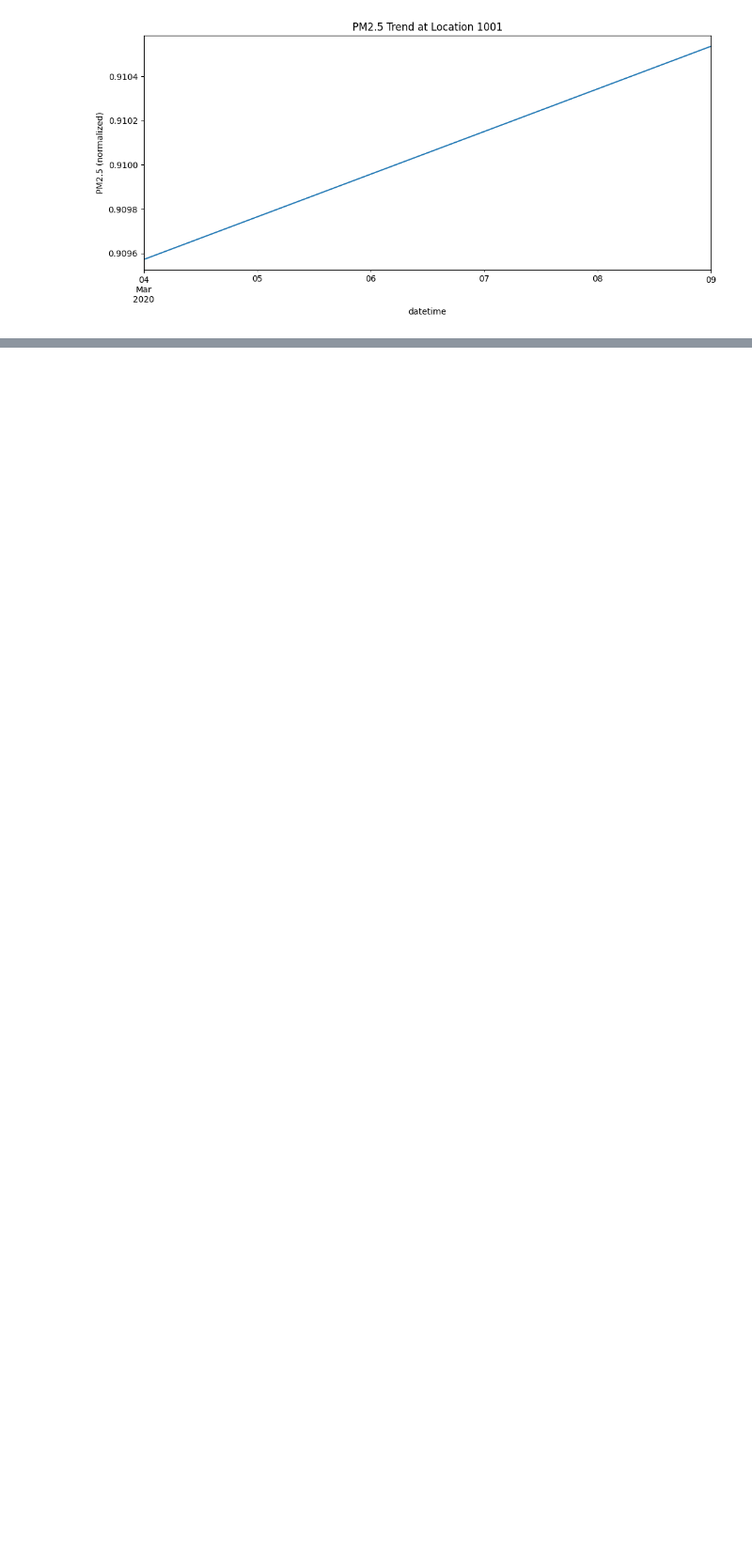
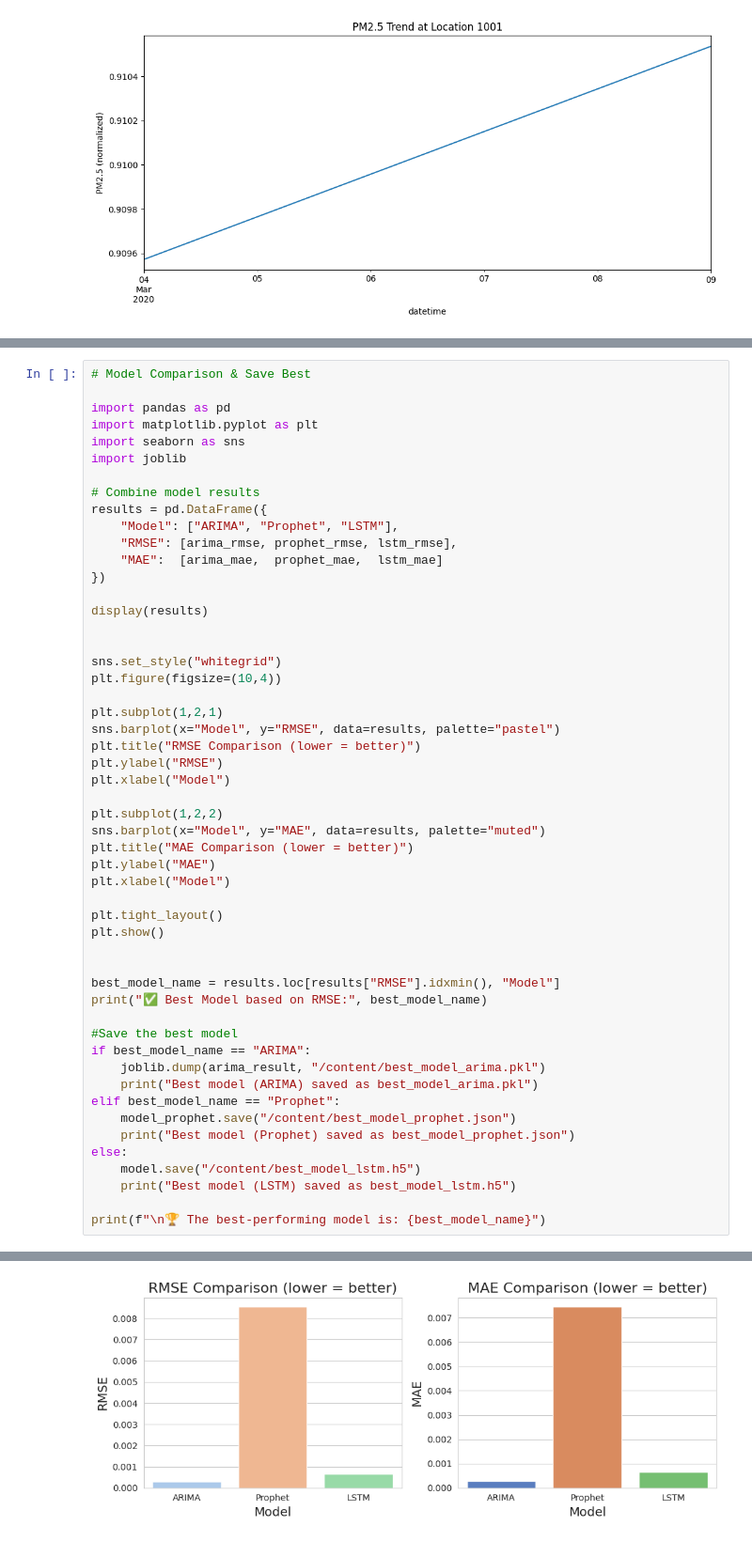
Before and after one commit to AN-06/Air-Aware, a Jupyter notebook: AirAware.ipynb, the cells around one changed output, grey strips where cells are left out. Shown at 94% size. Drawn from its saved outputs; the diff is of its cells as text; blank space fills up the shorter version.

```diff
--- a/AirAware.ipynb
+++ b/AirAware.ipynb
@@ -300,0 +597,53 @@ Series([], dtype: int64)
+# %%
+# Model Comparison & Save Best
+
+import pandas as pd
+import matplotlib.pyplot as plt
+import seaborn as sns
+import joblib
+
+# Combine model results
+results = pd.DataFrame({
+    "Model": ["ARIMA", "Prophet", "LSTM"],
+    "RMSE": [arima_rmse, prophet_rmse, lstm_rmse],
+    "MAE":  [arima_mae,  prophet_mae,  lstm_mae]
+})
+
+display(results)
+
+
+sns.set_style("whitegrid")
+plt.figure(figsize=(10,4))
+
+plt.subplot(1,2,1)
+sns.barplot(x="Model", y="RMSE", data=results, palette="pastel")
+plt.title("RMSE Comparison (lower = better)")
+plt.ylabel("RMSE")
+plt.xlabel("Model")
+
+plt.subplot(1,2,2)
+sns.barplot(x="Model", y="MAE", data=results, palette="muted")
+plt.title("MAE Comparison (lower = better)")
+plt.ylabel("MAE")
+plt.xlabel("Model")
+
+plt.tight_layout()
+plt.show()
+
+
+best_model_name = results.loc[results["RMSE"].idxmin(), "Model"]
+print("✅ Best Model based on RMSE:", best_model_name)
+
+#Save the best model
+if best_model_name == "ARIMA":
+    joblib.dump(arima_result, "/content/best_model_arima.pkl")
+    print("Best model (ARIMA) saved as best_model_arima.pkl")
+elif best_model_name == "Prophet":
+    model_prophet.save("/content/best_model_prophet.json")
+    print("Best model (Prophet) saved as best_model_prophet.json")
+else:
+    model.save("/content/best_model_lstm.h5")
+    print("Best model (LSTM) saved as best_model_lstm.h5")
+
+print(f"\n🏆 The best-performing model is: {best_model_name}")
+# %% [output]
@@ -300,0 +654 @@ Series([], dtype: int64)
+[figure, added]
```
Also changed, not shown: parts of 9 cells of this notebook.
